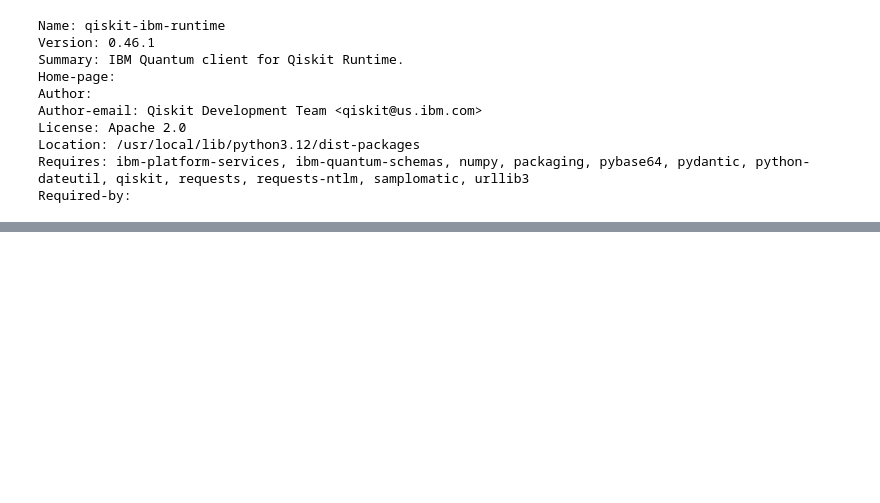
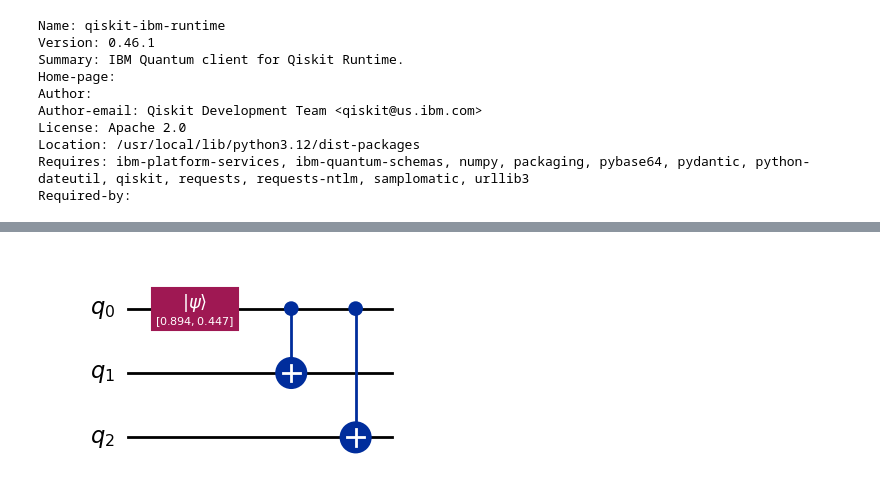
Before and after one commit to ManishSahani24/Quantum-Error-Correction, a Jupyter notebook: Quantum_Error_Correction.ipynb, the cells around one changed output, grey strips where cells are left out. Saved outputs shown, nothing was run; the diff lists cells and outputs as text; code cells hidden in the pictures; blank space fills up the shorter version.

```diff
--- a/Quantum_Error_Correction.ipynb
+++ b/Quantum_Error_Correction.ipynb
@@ -66,0 +126,9 @@ qc.draw('mpl')
+# %%
+#applying the CNOT gate
+
+qc.cx(0,1)
+qc.cx(0,2)
+
+qc.draw('mpl')
+# %% [output]
+[figure, added]
```
Also changed, not shown: parts of 17 cells of this notebook.
